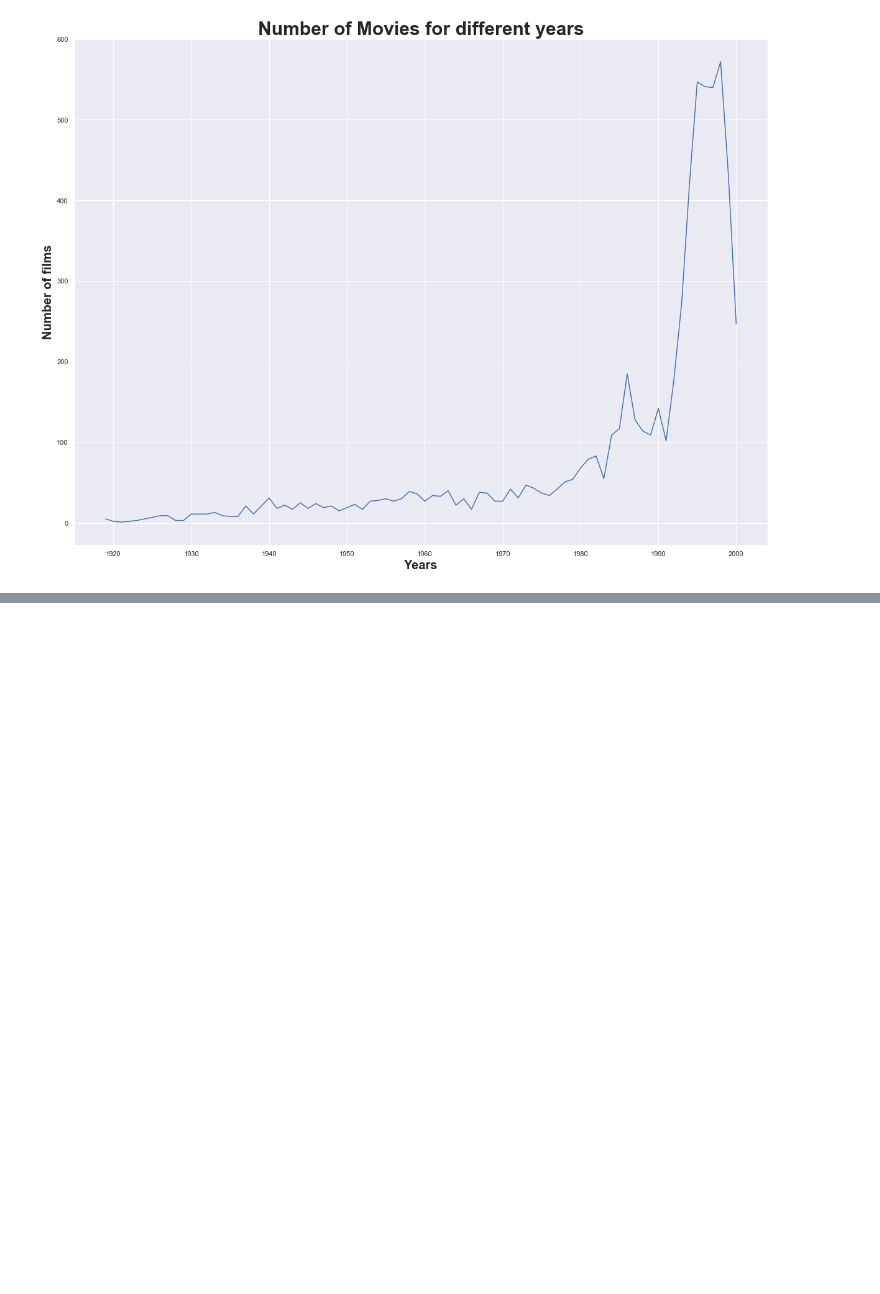
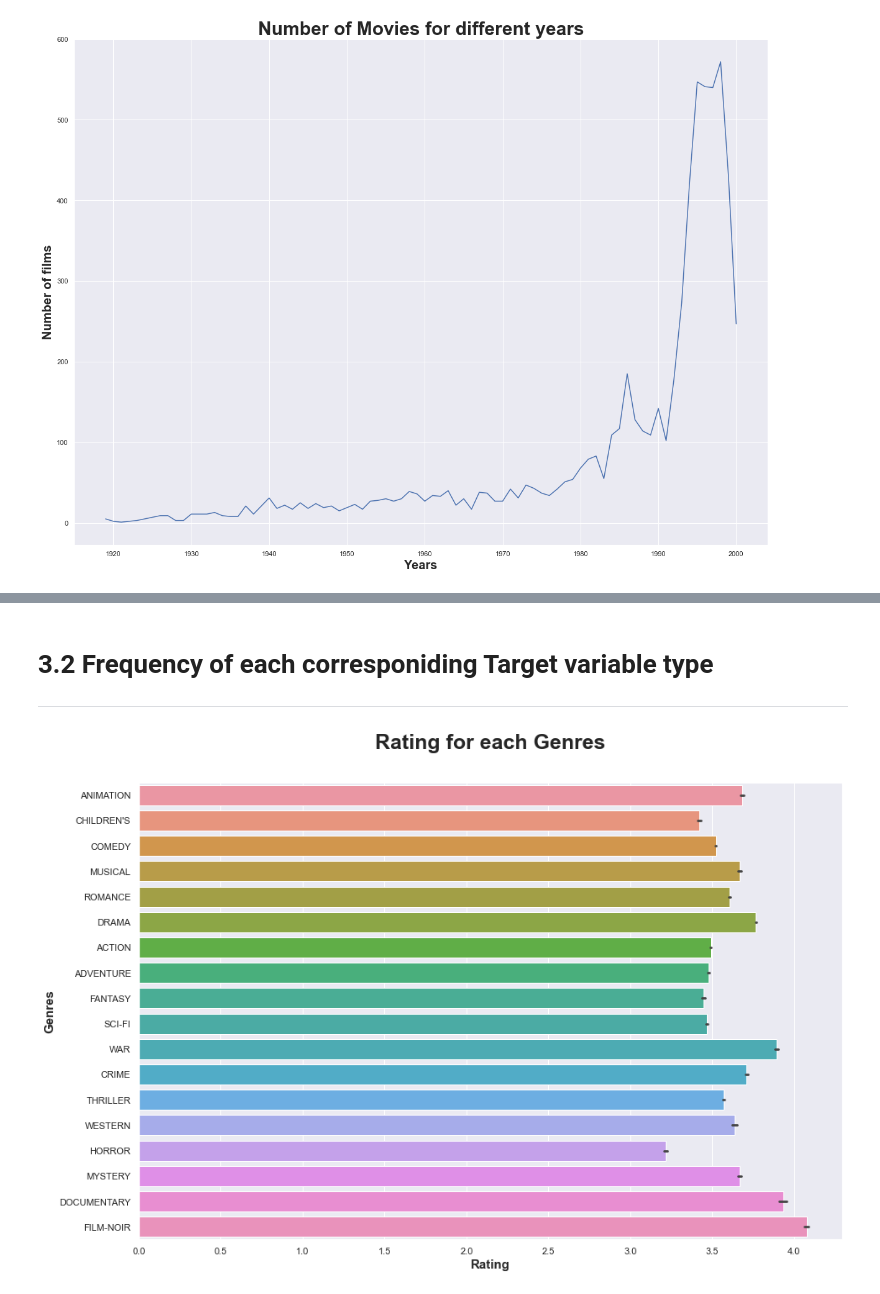
Before and after one commit to ChauHuynh1/DataScience, a Jupyter notebook: RecommenderSystem/MovieRecommenderSystem.ipynb, the cells around one changed output, grey strips where cells are left out. Saved outputs shown, nothing was run; the diff lists cells and outputs as text; code cells hidden in the pictures; blank space fills up the shorter version.

```diff
--- a/RecommenderSystem/MovieRecommenderSystem.ipynb
+++ b/RecommenderSystem/MovieRecommenderSystem.ipynb
@@ -703,0 +704,13 @@ There are 5 types of genres which are drama, comedy, action, thriller and romanc
+# %% [markdown]
+<a id="3.2"></a>
+# 3.2 Frequency of each corresponiding Target variable type
+****
+# %%
+plt.subplots(figsize = (15,10))
+
+sns.barplot(x = "rating", y = "genres", data=df)
+plt.title("Rating for each Genres", fontsize = 25, fontweight = 'bold', pad=40)
+plt.xlabel("Rating", fontsize = 15, fontweight = 'bold');
+plt.ylabel("Genres", fontsize = 15, fontweight = 'bold');
+# %% [output]
+[figure, added]
```
Also changed, not shown: parts of 12 cells of this notebook.
